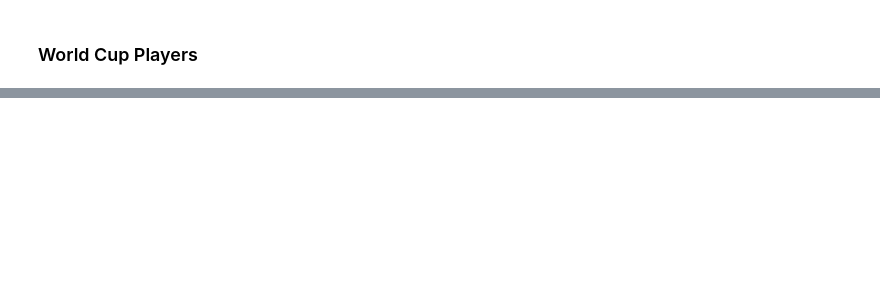
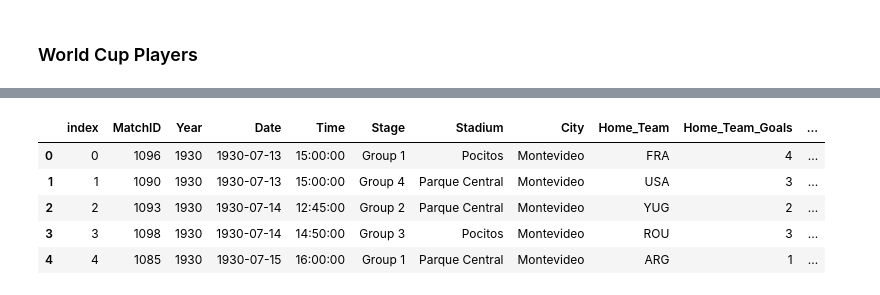
Before and after one commit to ryanbandrowski/FIFA-WC-ETL, a Jupyter notebook: FIFA World Cups.ipynb, the cells around one changed output, grey strips where cells are left out. Saved outputs shown, nothing was run; the diff lists cells and outputs as text; code cells hidden in the pictures; blank space fills up the shorter version.

```diff
--- a/FIFA World Cups.ipynb
+++ b/FIFA World Cups.ipynb
@@ -152,0 +193,9 @@ unique_players_df
+# %%
+pd.read_sql_query('select * from wc_matches', con=engine).head()
+# %% [output]
+|  | index | MatchID | Year | Date | Time | Stage | Stadium | City | Home_Team | Home_Team_Goals | ... |
+| 0 | 0 | 1096 | 1930 | 1930-07-13 | 15:00:00 | Group 1 | Pocitos | Montevideo | FRA | 4 | ... |
+| 1 | 1 | 1090 | 1930 | 1930-07-13 | 15:00:00 | Group 4 | Parque Central | Montevideo | USA | 3 | ... |
+| 2 | 2 | 1093 | 1930 | 1930-07-14 | 12:45:00 | Group 2 | Parque Central | Montevideo | YUG | 2 | ... |
+| 3 | 3 | 1098 | 1930 | 1930-07-14 | 14:50:00 | Group 3 | Pocitos | Montevideo | ROU | 3 | ... |
+| 4 | 4 | 1085 | 1930 | 1930-07-15 | 16:00:00 | Group 1 | Parque Central | Montevideo | ARG | 1 | ... |
```
Also changed, not shown: parts of 27 cells of this notebook, 1 other file.
